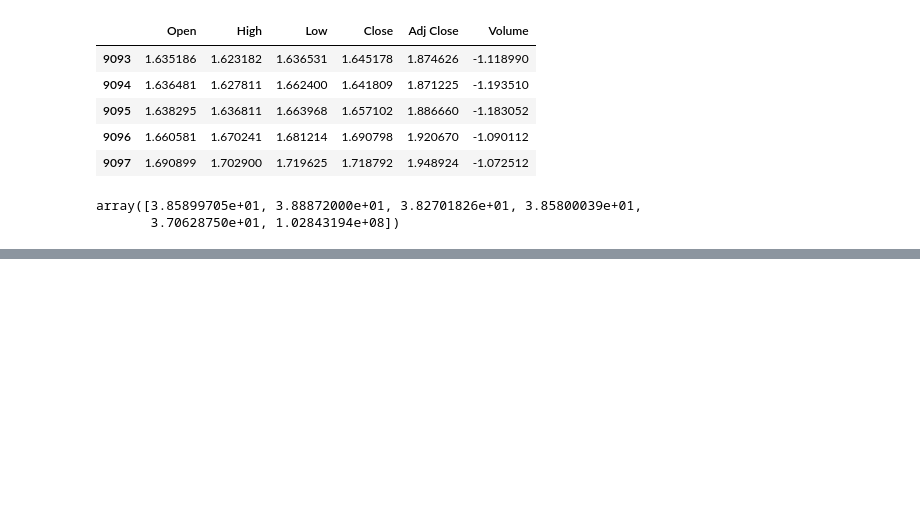
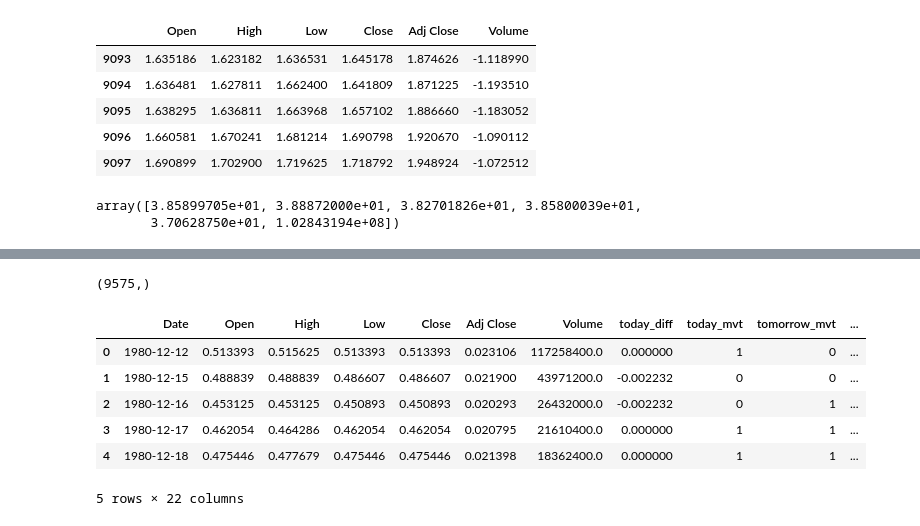
Before and after one commit to NicholasStern/final_project, a Jupyter notebook: price_prediction.ipynb, the cells around one changed output, grey strips where cells are left out. Drawn from its saved outputs; the diff is of its cells as text; code cells hidden in the pictures; blank space fills up the shorter version.

```diff
--- a/price_prediction.ipynb
+++ b/price_prediction.ipynb
@@ -184,0 +240,4 @@ print("{:.2f}% of correct results with threshold={} on train set.".format(is_cor
+# %%
+company_df["today_diff"] = company_df.Close - company_df.Open
+# %%
+company_df["today_mvt"] = company_df.today_diff.apply(lambda x: 1 if x >= 0 else 0)
@@ -184,0 +253,23 @@ print("{:.2f}% of correct results with threshold={} on train set.".format(is_cor
+# %%
+company_df[1:]["today_mvt"].values.shape
+# %% [output]
+(9575,)
+# %%
+company_df["tomorrow_mvt"] = np.concatenate((company_df[1:]["today_mvt"], np.array([None])))
+# %%
+features_to_use = ["Open", "High", "Low", "Close", "Adj Close", "Volume"]
+number_of_previous_days_to_add = 2
+
+for i in range(1, number_of_previous_days_to_add + 1):
+    for feature in features_to_use:
+        company_df["{}{}".format(feature, -i)] = np.concatenate((np.array([None]*i), company_df[:-i][feature]))
+# %%
+company_df.head()
+# %% [output]
+|  | Date | Open | High | Low | Close | Adj Close | Volume | today_diff | today_mvt | tomorrow_mvt | ... |
+| 0 | 1980-12-12 | 0.513393 | 0.515625 | 0.513393 | 0.513393 | 0.023106 | 117258400.0 | 0.000000 | 1 | 0 | ... |
+| 1 | 1980-12-15 | 0.488839 | 0.488839 | 0.486607 | 0.486607 | 0.021900 | 43971200.0 | -0.002232 | 0 | 0 | ... |
+| 2 | 1980-12-16 | 0.453125 | 0.453125 | 0.450893 | 0.450893 | 0.020293 | 26432000.0 | -0.002232 | 0 | 1 | ... |
+| 3 | 1980-12-17 | 0.462054 | 0.464286 | 0.462054 | 0.462054 | 0.020795 | 21610400.0 | 0.000000 | 1 | 1 | ... |
+| 4 | 1980-12-18 | 0.475446 | 0.477679 | 0.475446 | 0.475446 | 0.021398 | 18362400.0 | 0.000000 | 1 | 1 | ... |
+5 rows × 22 columns
```
Also changed, not shown: parts of 48 cells of this notebook, 3 other files.
